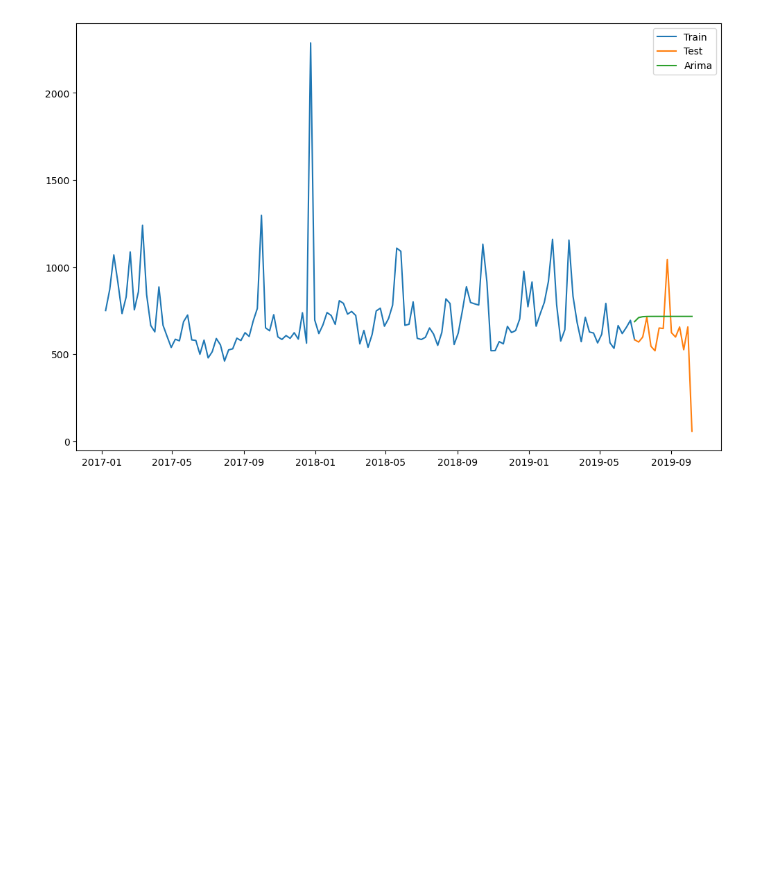
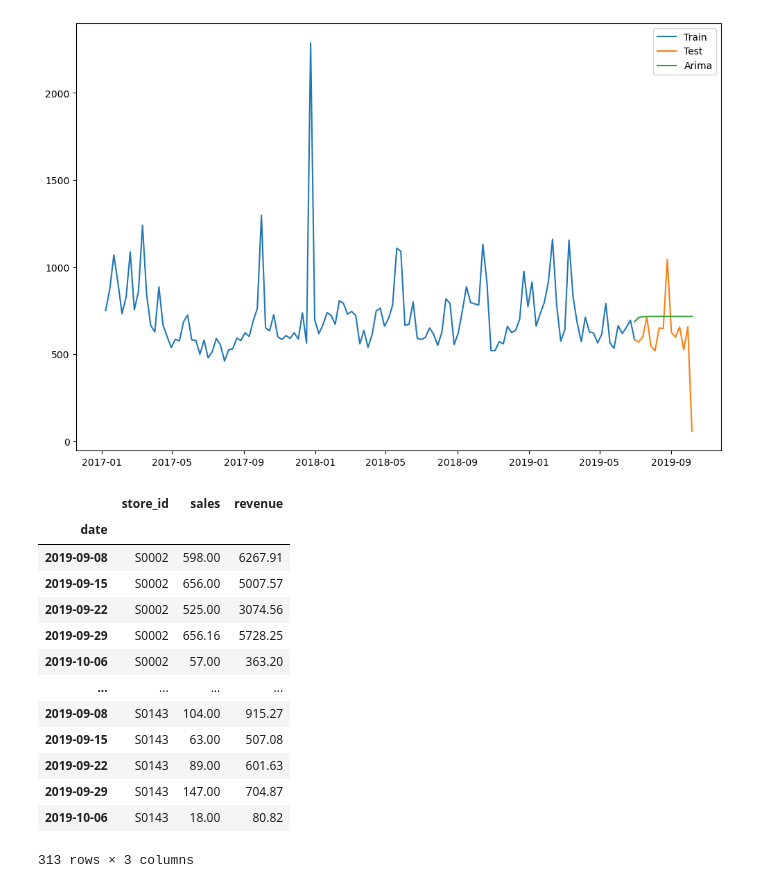
Before and after one commit to TIVEAA/Project_II, a Jupyter notebook: Project_II.ipynb, the cells around one changed output. Drawn from its saved outputs; the diff is of its cells as text; code cells hidden in the pictures; blank space fills up the shorter version.

```diff
--- a/Project_II.ipynb
+++ b/Project_II.ipynb
@@ -235,3 +236,23 @@ plt.legend(loc='best')
 plt.show()
 # %% [output]
 [figure]
+# %%
+# Subsetting the dataset: 1 month for test
+train = sales_grouped_v2['2017-01-08' :'2019-09-08']
+test = sales_grouped_v2['2019-09-08' :'2019-10-06']
+test
+# %% [output]
+|  | store_id | sales | revenue |
+| date |  |  |  |
+| 2019-09-08 | S0002 | 598.00 | 6267.91 |
+| 2019-09-15 | S0002 | 656.00 | 5007.57 |
+| 2019-09-22 | S0002 | 525.00 | 3074.56 |
+| 2019-09-29 | S0002 | 656.16 | 5728.25 |
+| 2019-10-06 | S0002 | 57.00 | 363.20 |
+| ... | ... | ... | ... |
+| 2019-09-08 | S0143 | 104.00 | 915.27 |
+| 2019-09-15 | S0143 | 63.00 | 507.08 |
+| 2019-09-22 | S0143 | 89.00 | 601.63 |
+| 2019-09-29 | S0143 | 147.00 | 704.87 |
+| 2019-10-06 | S0143 | 18.00 | 80.82 |
+313 rows × 3 columns
```
Also changed, not shown: parts of 9 cells of this notebook.
